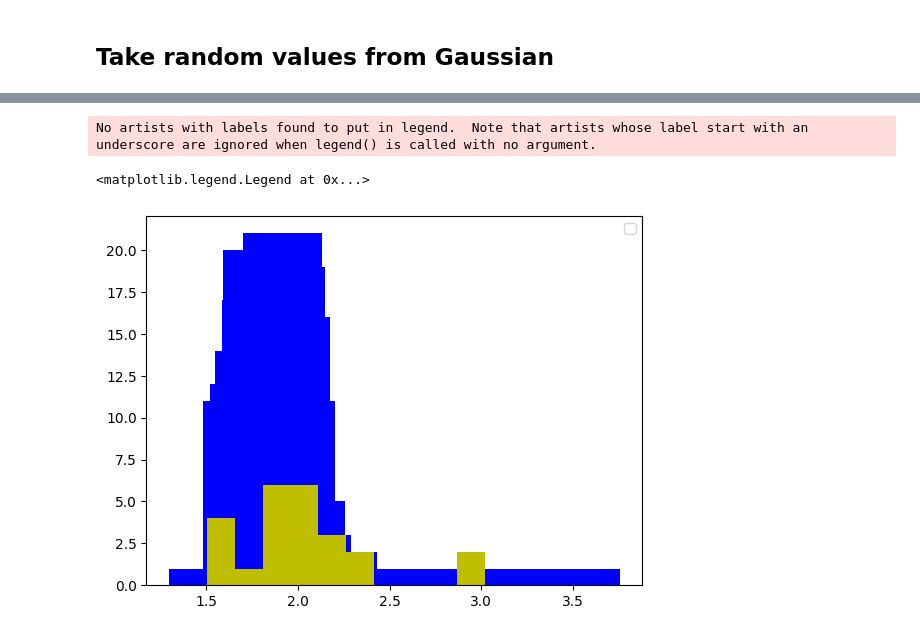
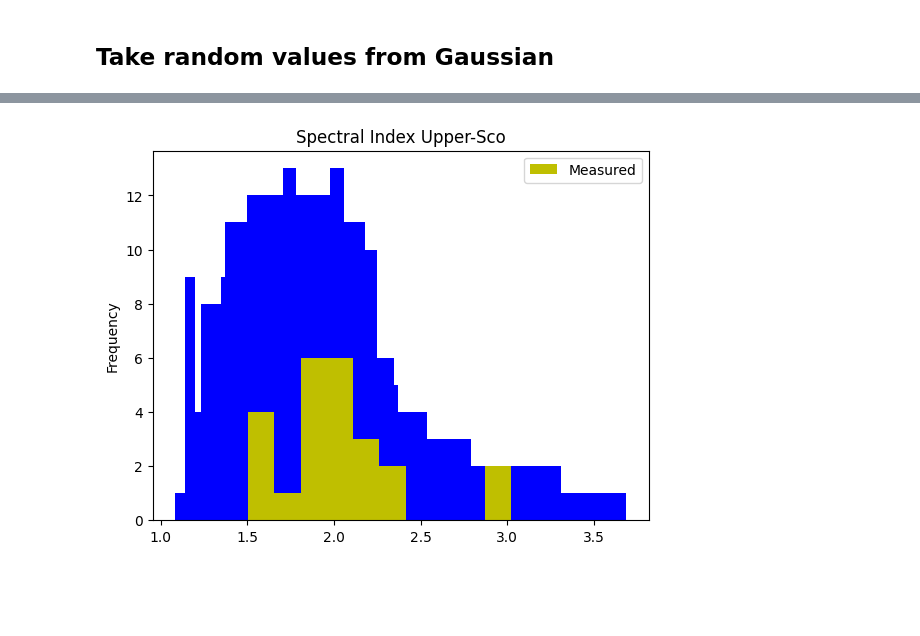
Before and after one commit to Maurone7/Upper-Sco-2022, a Jupyter notebook: linmix_fluxes_alpha.ipynb, the cells around one changed output, grey strips where cells are left out. Saved outputs shown, nothing was run; the diff lists cells and outputs as text; code cells hidden in the pictures; blank space fills up the shorter version.

```diff
--- a/linmix_fluxes_alpha.ipynb
+++ b/linmix_fluxes_alpha.ipynb
@@ -626,9 +632,13 @@ calculated_spectra_indices_lupus = []
 def spectral_index_function(alpha, beta, scatter, x):
     return alpha + beta * x - scatter
 
+beta_list = []
+alpha_list = []
 def loop_spectra_index(slope_mu, slope_std, y_intercept_mu, y_intercept_std, scatter_mu, scatter_std, flux):
     beta = random.gauss(slope_mu, slope_std)
+    beta_list.append(beta)
     alpha = random.gauss(y_intercept_mu, y_intercept_std)
+    alpha_list.append(alpha)
     subset = []
     for x in range(len(flux)):
         new_scatter_std = random.gauss(scatter_mu, scatter_std)
@@ -641,32 +651,25 @@ for i in range(1000):
     calculated_spectra_indices_upper_sco.append(loop_spectra_index(upper_sco_data.slope_mu, upper_sco_data.slope_std,
                                                                    upper_sco_data.y_intercept_mu, upper_sco_data.y_intercept_std,
     upper_sco_data.scatter_mu, upper_sco_data.scatter_std,
-    flux_barenfeld_0_88mm_updated))
+    log_flux_barenfeld_0_88mm_updated))
 
-    calculated_spectra_indices_lupus.append(loop_spectra_index(lupus_data.slope_mu, lupus_data.slope_std, lupus_data.y_intercept_mu, lupus_data.y_intercept_std, lupus_scatter_mu, lupus_scatter_std, flux_lupus_1_mm))
+    calculated_spectra_indices_lupus.append(loop_spectra_index(lupus_data.slope_mu, lupus_data.slope_std, lupus_data.y_intercept_mu, lupus_data.y_intercept_std, lupus_scatter_mu, lupus_scatter_std, log_flux_lupus_1_mm))
 # %%
 ks_2sample_upper_sco = []
 for i in range(len(calculated_spectra_indices_upper_sco)):
-    ks_2sample_upper_sco.append(ks_2samp(spectral_index_upper_sco, calculated_spectra_indices_upper_sco[i]))
-    plt.scatter(flux_barenfeld_0_88mm_updated, calculated_spectra_indices_upper_sco[i])
+    ks_2sample_upper_sco.append(ks_2samp(spectral_index_upper_sco, calculated_spectra_indices_upper_sco[i])[1])
+    plt.scatter(log_flux_barenfeld_0_88mm_updated, calculated_spectra_indices_upper_sco[i], alpha=0.1, c="b")
 
-plt.xscale('log')
-plt.title("Calculated Upper-Sco vs Spectra Index")
+plt.scatter(log_flux_barenfeld_0_88mm_updated, spectral_index_upper_sco, c='r')
+plt.title("Calculated vs Actual spectral index Upper-sco")
 plt.show()
-
-plt.scatter(flux_barenfeld_0_88mm_updated, spectral_index_upper_sco)
-plt.title("Actual Upper-Sco Flux vs Spectral Index")
-plt.xscale('log')
-plt.show()
+print("Mean ks test on calculated vs measure spectral index for upper-sco from upper-sco mc simulation: ", np.mean(ks_2sample_upper_sco))
 
 
 for i in range(len(calculated_spectra_indices_lupus)):
-    plt.scatter(flux_lupus_1_mm, calculated_spectra_indices_lupus[i])
+    plt.scatter(log_flux_lupus_1_mm, calculated_spectra_indices_lupus[i], alpha=0.1, c="b")
 
-plt.title("Calculated Lupus vs Spectra Index")
+plt.scatter(log_flux_lupus_1_mm, tazzari_lupus_spectral_indices, c='r')
+plt.title("Calculated vs Actual spectral index Lupus")
 plt.show()
-
-plt.scatter(flux_lupus_1_mm, tazzari_lupus_spectral_indices)
-plt.title("Actual Lupus vs Spectra Index")
-plt.show()
 # %% [output]
@@ -677,21 +679,16 @@ plt.show()
 # %%
 for i in range(len(calculated_spectra_indices_upper_sco)):
     mu_calculated, std_calculated = norm.fit(calculated_spectra_indices_upper_sco[i])
 
     x = np.linspace(xmin, xmax, 100)
     p = norm.pdf(x, mu_calculated, std_calculated)
-    #plt.plot(x, p, linewidth=2, color='b')
     plt.hist(calculated_spectra_indices_upper_sco[i], color='b')
 
-mu_measured, std_measured = norm.fit(spectral_index_upper_sco)
+plt.hist(spectral_index_upper_sco, color='y', label='Measured')
 
-x = np.linspace(xmin, xmax, 100)
-p = norm.pdf(x, mu_measured, std_measured)
-#plt.plot(x, p, linewidth=2, label='Measured', color='y')
-plt.hist(spectral_index_upper_sco, color='y')
-
+plt.title("Spectral Index Upper-Sco")
+plt.ylabel("Frequency")
 plt.legend()
+plt.show()
 # %% [output]
-No artists with labels found to put in legend.  Note that artists whose label start with an underscore are ignored when legend() is called with no argument.
-<matplotlib.legend.Legend at 0x...>
-[figure, old version]
+[figure, new version]
```
Also changed, not shown: parts of 44 cells of this notebook, 9 other files.
